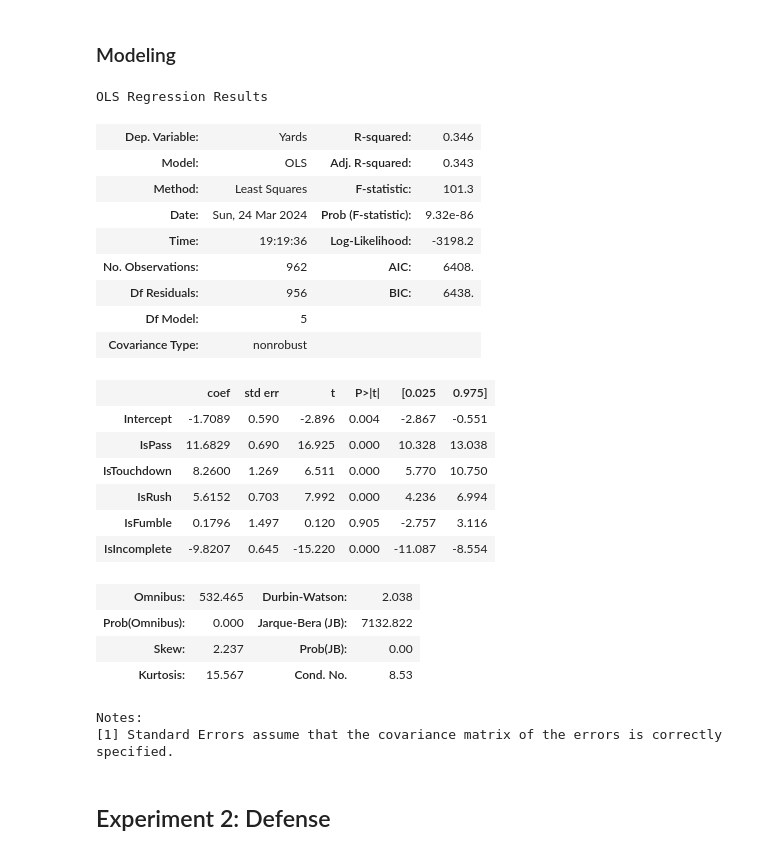
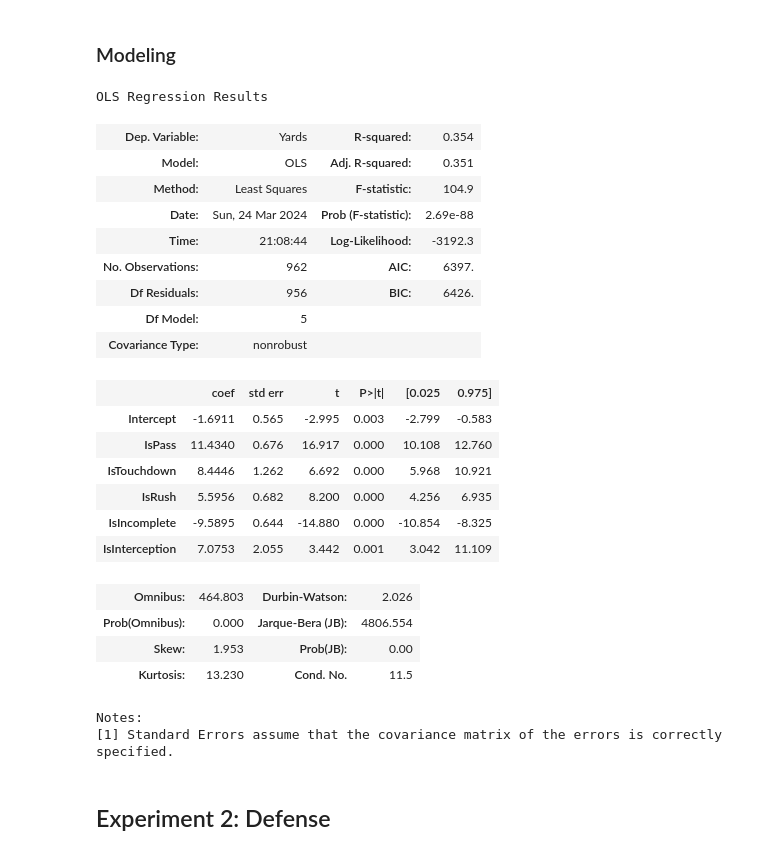
Before and after one commit to suzanneclk/MinnesotaYardage, a Jupyter notebook: Project 3 Minnesota Yardage.ipynb, the cells around one changed output. Cells and saved outputs as stored; diff of their text form; code cells hidden in the pictures.

```diff
--- a/Project 3 Minnesota Yardage.ipynb
+++ b/Project 3 Minnesota Yardage.ipynb
@@ -109,7 +109,7 @@ yes_list
 # %%
 df = df[yes_list]
 v = df[df["Down"] != 0]
-v = v[v["Yards"] < 99]
+v = v[v["Yards"] < 90]
 # %% [markdown]
 ### Sorting
 # %%
@@ -137,35 +137,35 @@ sns.heatmap(defense.corr(),annot = True)
 # %% [markdown]
 **Drop**: Minute, Second, Quarter, Down, IsInterception
 # %%
-offense = offense.drop(['Minute', 'Second', 'Quarter', 'Down', 'IsInterception'], axis = 1)
+offense = offense.drop(['Minute', 'Second', 'Quarter', 'Down'], axis = 1)
 # %% [markdown]
 ### Modeling
 # %%
-offense_ols = smf.ols(formula = 'Yards~ IsPass + IsTouchdown + IsRush + IsFumble + IsIncomplete', data = offense)
+offense_ols = smf.ols(formula = 'Yards~ IsPass + IsTouchdown + IsRush + IsIncomplete + IsInterception', data = offense)
 results = offense_ols.fit()
 results.summary()
 # %% [output]
 OLS Regression Results
-| Dep. Variable: | Yards | R-squared: | 0.346 |
-| Model: | OLS | Adj. R-squared: | 0.343 |
-| Method: | Least Squares | F-statistic: | 101.3 |
-| Date: | Sun, 24 Mar 2024 | Prob (F-statistic): | 9.32e-86 |
-| Time: | 19:19:36 | Log-Likelihood: | -3198.2 |
-| No. Observations: | 962 | AIC: | 6408. |
-| Df Residuals: | 956 | BIC: | 6438. |
+| Dep. Variable: | Yards | R-squared: | 0.354 |
+| Model: | OLS | Adj. R-squared: | 0.351 |
+| Method: | Least Squares | F-statistic: | 104.9 |
+| Date: | Sun, 24 Mar 2024 | Prob (F-statistic): | 2.69e-88 |
+| Time: | 21:08:44 | Log-Likelihood: | -3192.3 |
+| No. Observations: | 962 | AIC: | 6397. |
+| Df Residuals: | 956 | BIC: | 6426. |
 | Df Model: | 5 |  |  |
 | Covariance Type: | nonrobust |  |  |
 |  | coef | std err | t | P>|t| | [0.025 | 0.975] |
-| Intercept | -1.7089 | 0.590 | -2.896 | 0.004 | -2.867 | -0.551 |
-| IsPass | 11.6829 | 0.690 | 16.925 | 0.000 | 10.328 | 13.038 |
-| IsTouchdown | 8.2600 | 1.269 | 6.511 | 0.000 | 5.770 | 10.750 |
-| IsRush | 5.6152 | 0.703 | 7.992 | 0.000 | 4.236 | 6.994 |
-| IsFumble | 0.1796 | 1.497 | 0.120 | 0.905 | -2.757 | 3.116 |
-| IsIncomplete | -9.8207 | 0.645 | -15.220 | 0.000 | -11.087 | -8.554 |
+| Intercept | -1.6911 | 0.565 | -2.995 | 0.003 | -2.799 | -0.583 |
+| IsPass | 11.4340 | 0.676 | 16.917 | 0.000 | 10.108 | 12.760 |
+| IsTouchdown | 8.4446 | 1.262 | 6.692 | 0.000 | 5.968 | 10.921 |
+| IsRush | 5.5956 | 0.682 | 8.200 | 0.000 | 4.256 | 6.935 |
+| IsIncomplete | -9.5895 | 0.644 | -14.880 | 0.000 | -10.854 | -8.325 |
+| IsInterception | 7.0753 | 2.055 | 3.442 | 0.001 | 3.042 | 11.109 |
-| Omnibus: | 532.465 | Durbin-Watson: | 2.038 |
-| Prob(Omnibus): | 0.000 | Jarque-Bera (JB): | 7132.822 |
-| Skew: | 2.237 | Prob(JB): | 0.00 |
-| Kurtosis: | 15.567 | Cond. No. | 8.53 |
+| Omnibus: | 464.803 | Durbin-Watson: | 2.026 |
+| Prob(Omnibus): | 0.000 | Jarque-Bera (JB): | 4806.554 |
+| Skew: | 1.953 | Prob(JB): | 0.00 |
+| Kurtosis: | 13.230 | Cond. No. | 11.5 |
 Notes:
 [1] Standard Errors assume that the covariance matrix of the errors is correctly specified.
 # %% [markdown]
```
Also changed, not shown: parts of 12 cells of this notebook.
